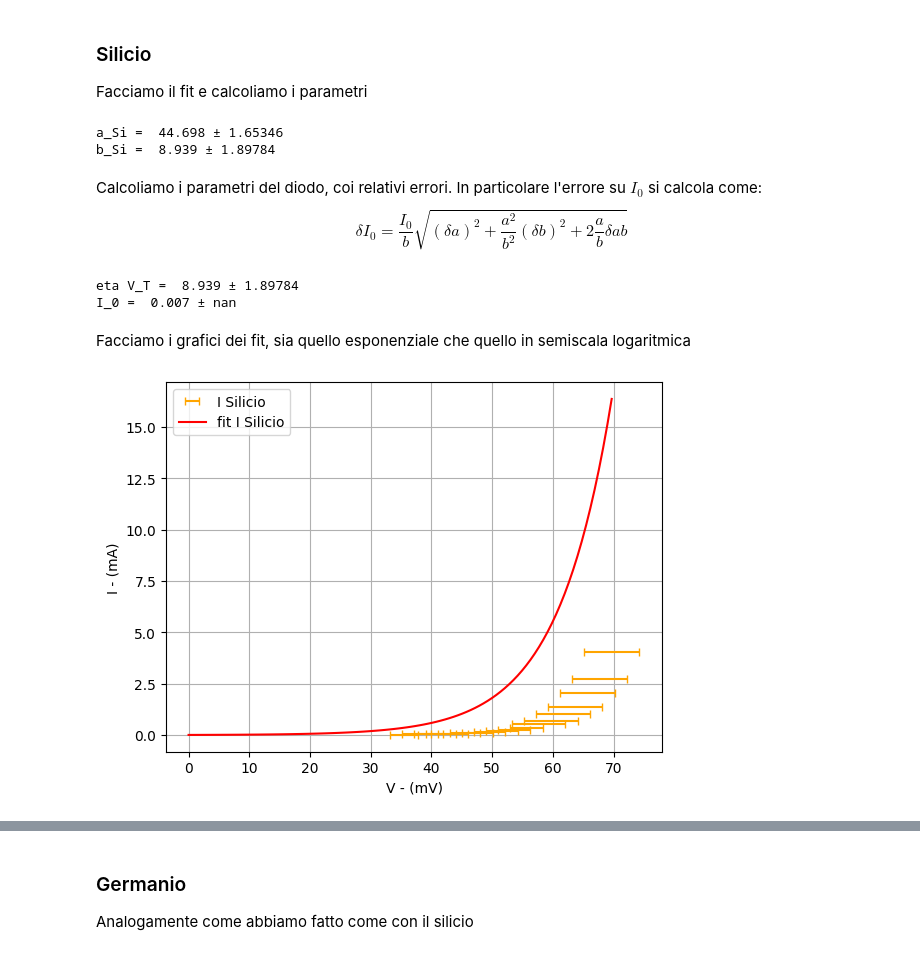
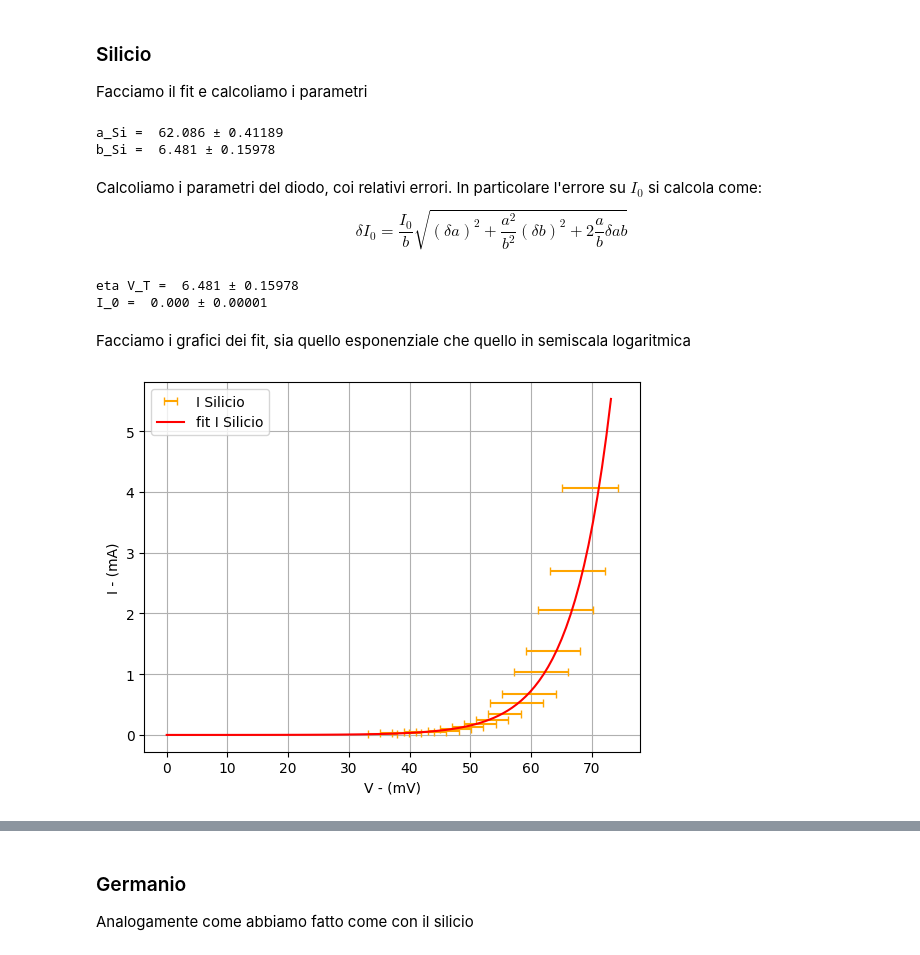
Before and after one commit to Filippo3001/Physics, a Jupyter notebook: notebook/Lab/Esperimento 1/Esperimento 1 Lab.ipynb, the cells around one changed output, grey strips where cells are left out. Drawn from its saved outputs; the diff is of its cells as text; code cells hidden in the pictures.

```diff
--- a/notebook/Lab/Esperimento 1/Esperimento 1 Lab.ipynb
+++ b/notebook/Lab/Esperimento 1/Esperimento 1 Lab.ipynb
@@ -141,12 +143,12 @@ V_Si = recalibrate_V(fit_cal[0], fit_cal[1], V_Si_osc)
 error_V_Si = recalibrate_V_error(fit_cal[0], fit_cal[1], V_Si_osc, error_cal[0], error_cal[1], error_V_Si_osc, cov_cal[0][1])
 
 # initial guess
-a_Si = 50
-b_Si = 8
+a_Si = 44
+b_Si = 9
 initial_guess_Si = np.array([a,b])
 
 #fit the data
-fit_Si, cov_Si = curve_fit(linear_fit, I_Si, V_Si, sigma=error_V_Si, p0=initial_guess_Si)
+fit_Si, cov_Si = curve_fit(linear_fit, np.log(I_Si), V_Si, sigma=error_V_Si, p0=initial_guess_Si)
 
 error_Si = np.sqrt(np.diag(cov_Si))
 
@@ -154,8 +156,8 @@ error_Si = np.sqrt(np.diag(cov_Si))
 print('a_Si = ', '{:.3f}'.format(fit_Si[0]), '±', '{:.5f}'.format(error_Si[0]))
 print('b_Si = ', '{:.3f}'.format(fit_Si[1]), '±', '{:.5f}'.format(error_Si[1]))
 # %% [output]
-a_Si =  44.698 ± 1.65346
-b_Si =  8.939 ± 1.89784
+a_Si =  62.086 ± 0.41189
+b_Si =  6.481 ± 0.15978
 # %% [markdown]
 Calcoliamo i parametri del diodo, coi relativi errori. In particolare l'errore su $I_0$ si calcola come:
 $$
@@ -172,27 +174,27 @@ I_0_error_Si = (I_0_Si/fit_Si[1])*np.sqrt(error_Si[0]**2 + ((a**2)/(b**2))*error
 print('eta V_T = ', '{:.3f}'.format(eta_V_T_Si), '±', '{:.5f}'.format(eta_V_T_error_Si))
 print('I_0 = ', '{:.3f}'.format(I_0_Si), '±', '{:.5f}'.format(I_0_error_Si))
 # %% [output]
-eta V_T =  8.939 ± 1.89784
-I_0 =  0.007 ± nan
+eta V_T =  6.481 ± 0.15978
+I_0 =  0.000 ± 0.00001
 # %% [markdown]
 Facciamo i grafici dei fit, sia quello esponenziale che quello in semiscala logaritmica
 # %%
-simul_V_Si = np.linspace(0, V_Si[len(V_Si) - 1], 100)
+simul_V_Si = np.linspace(0, 1.05*V_Si[len(V_Si) - 1], 100)
 simul_I_Si = f_I(simul_V_Si, I_0_Si, eta_V_T_Si)
 
 #normal graph
 plt.xlabel("V - (mV)")
 plt.ylabel("I - (mA)")
 
 plt.errorbar(V_Si, I_Si, xerr = error_V_Si, linestyle="none", color="orange", capsize=3, capthick=1, label="I Silicio") # data with error
 plt.errorbar(simul_V_Si, simul_I_Si, label="fit I Silicio", color="red") #fit
 
 plt.legend(loc='upper left')
 
 plt.grid(True)
 plt.show()
 # %% [output]
-[figure, old version]
+[figure, new version]
 # %%
 #semilogarithmic graph
 plt.xlabel("V - (mV)")
```
Also changed, not shown: parts of 7 cells of this notebook.
